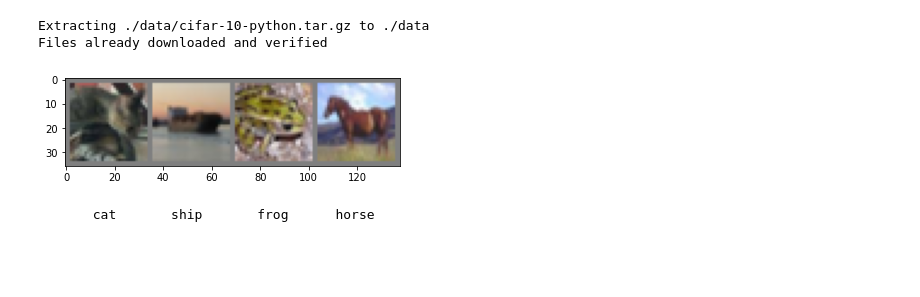
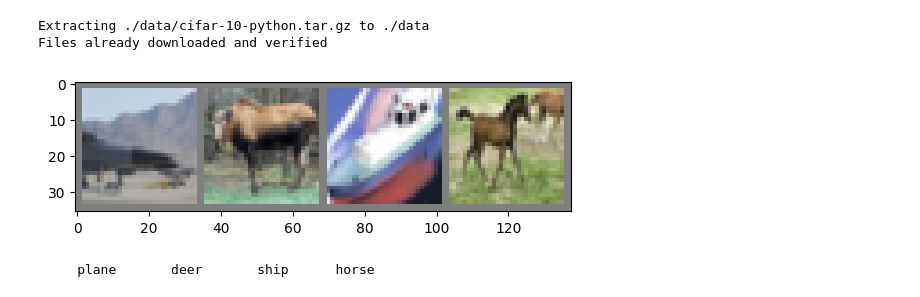
Before and after one commit to wangbxj1234/jicaowu6, a Jupyter notebook: torchcifar10.ipynb, the cells around one changed output. Drawn from its saved outputs; the diff is of its cells as text; code cells hidden in the pictures; blank space fills up the shorter version.

```diff
--- a/torchcifar10.ipynb
+++ b/torchcifar10.ipynb
@@ -30,32 +30,33 @@ Files already downloaded and verified
 # %%
 import matplotlib.pyplot as plt
 import numpy as np
 
 # functions to show an image
 
 
 def imshow(img):
     img = img / 2 + 0.5     # unnormalize，把0到1范围变回-1到1
     npimg = img.numpy()     # 将torch.FloatTensor 转换为numpy
     plt.imshow(np.transpose(npimg, (1, 2, 0)))
     #因为在plt.imshow在现实的时候输入的是（imagesize,imagesize,channels）,而def imshow(img,text,should_save=False)中，参数img的格式为（channels,imagesize,imagesize）,这两者的格式不一致，
     #我们需要调用一次np.transpose函数，即np.transpose(npimg,(1,2,0))，将npimg的数据格式由（channels,imagesize,imagesize）转化为（imagesize,imagesize,channels）,进行格式的转换后方可进行显示。
     plt.show()
 
 
 # get some random training images
 #dataloader本质上是一个可迭代对象，可以使用iter()进行访问，采用iter(dataloader)返回的是一个迭代器，然后可以使用next()访问。也可以使用enumerate(dataloader)的形式访问。
 #iter(dataloader)访问时，imgs在前，labels在后，分别表示：图像转换0~1之间的值，labels为标签值。并且imgs和labels是按批次进行输入的。
 dataiter = iter(trainloader)
-images, labels = dataiter.next()
+#images, labels = dataiter.next()
+images, labels = next(dataiter)
 
 # show images画图
 imshow(torchvision.utils.make_grid(images))
 # print labels给图加标签
 print(' '.join('%10s' % classes[labels[j]] for j in range(4)))
 # %% [output]
-[figure, old version]
+[figure, new version]
-       cat       ship       frog      horse
+     plane       deer       ship      horse
 # %%
 import torch.nn as nn
 import torch.nn.functional as F
```
Also changed, not shown: parts of 3 cells of this notebook.
